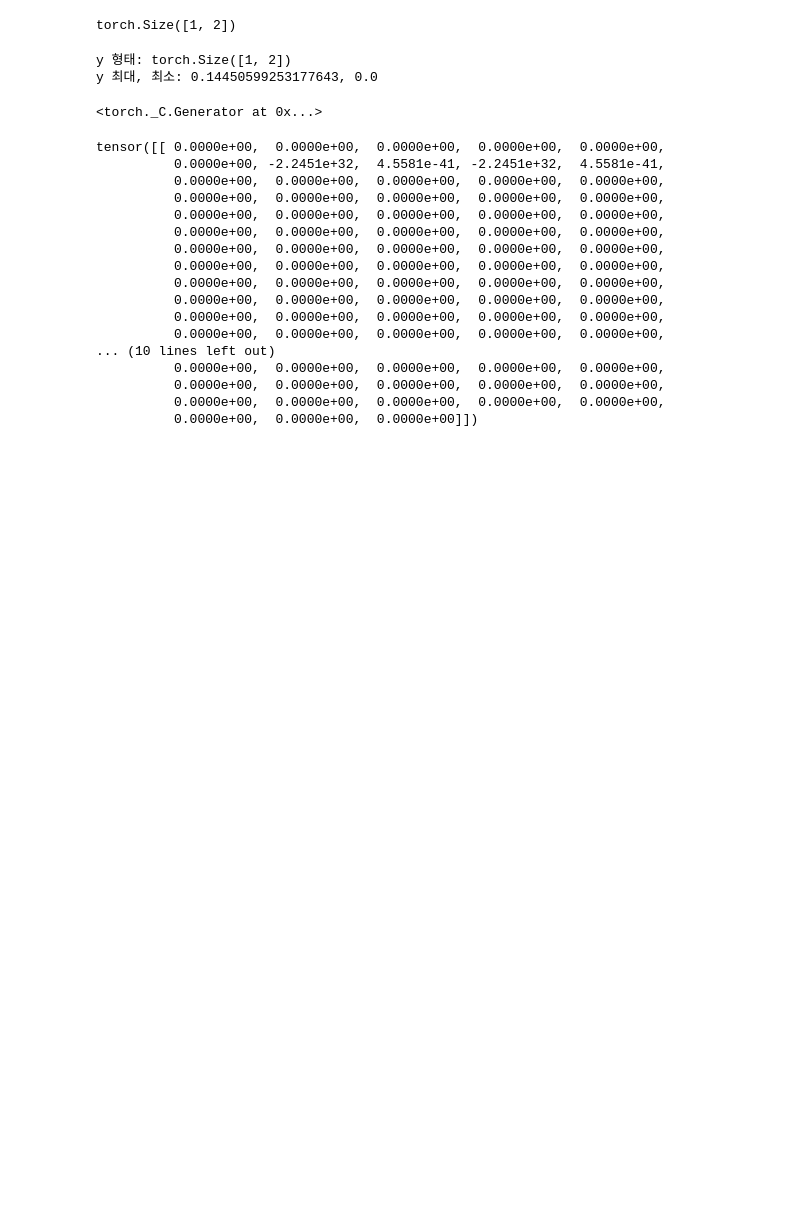
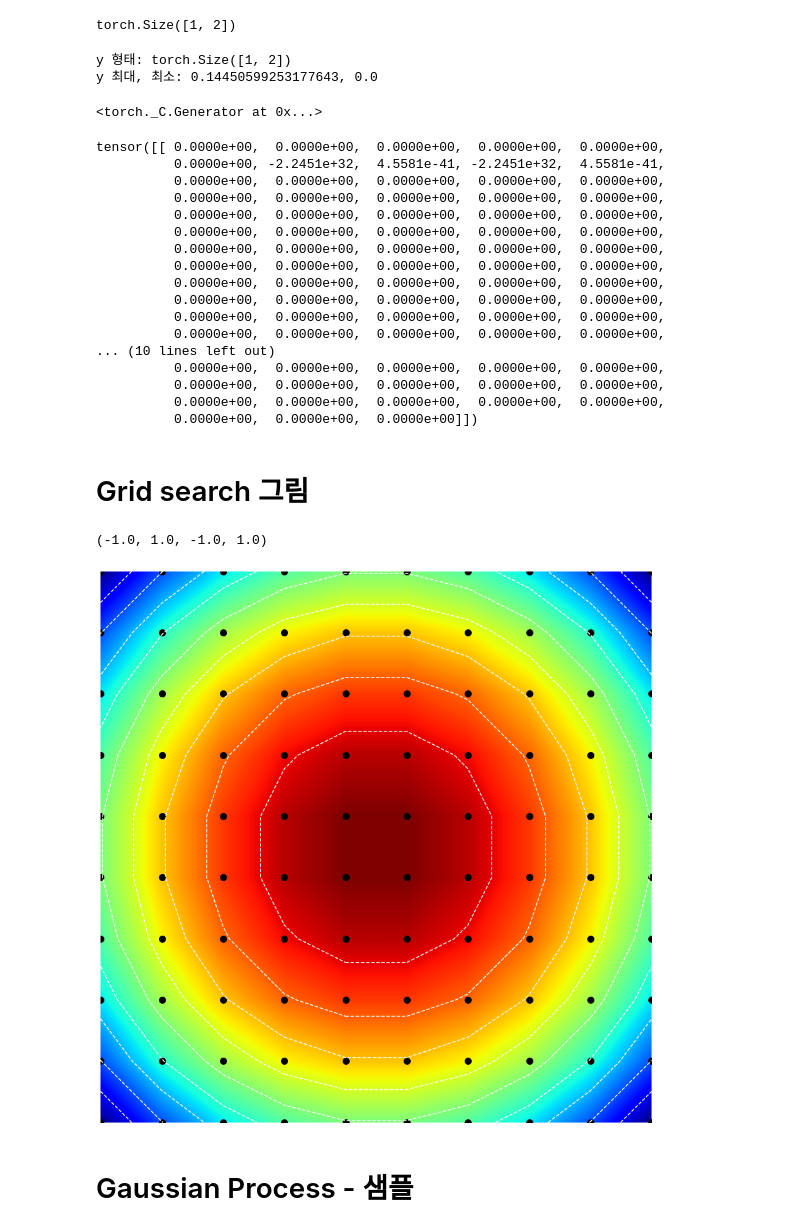
Before and after one commit to bjpublic/Reinforcement_learning, a Jupyter notebook: Chapter02/2장그림.ipynb, the cells around one changed output. Drawn from its saved outputs; the diff is of its cells as text; code cells hidden in the pictures; blank space fills up the shorter version.

Commit message:
Figure added

```diff
--- a/Chapter02/2장그림.ipynb
+++ b/Chapter02/2장그림.ipynb
@@ -758,3 +758,30 @@ tensor([[ 0.0000e+00,  0.0000e+00,  0.0000e+00,  0.0000e+00,  0.0000e+00,
           0.0000e+00,  0.0000e+00,  0.0000e+00,  0.0000e+00,  0.0000e+00,
           0.0000e+00,  0.0000e+00,  0.0000e+00,  0.0000e+00,  0.0000e+00,
           0.0000e+00,  0.0000e+00,  0.0000e+00]])
+# %% [markdown]
+# Grid search 그림
+# %%
+from matplotlib import cm
+x1 = np.linspace(-1,1,10)
+x2 = np.linspace(-1,1,10)
+X1, X2 = np.meshgrid(x1,x2)
+F = X1**2+X2**2
+fig, ax = plt.subplots(1, 1, figsize=(12, 12), constrained_layout=True)
+ax.plot(X1, X2,'ko',markersize=10)
+ax.contour(X1, X2, -F, levels=10, colors='white')
+ax.contourf(X1, X2, -F, levels=1000, cmap=cm.jet)
+ax.axis('off')
+#plt.plot(X1, X2,'ko',markersize=10)
+#plt.contour(X1, X2, -F, levels=10, colors='white')
+#plt.contourf(X1, X2, -F, levels=1000, cmap=cm.jet)
+#plt.axis('off')
+
+
+#plt.contour(X,Y,Z,locator=ticker.LogLocator(),levels=10,colors='white')
+#plt.contourf(X,Y,Z,locator=ticker.LogLocator(),levels=100)
+#plt.colorbar()
+# %% [output]
+(-1.0, 1.0, -1.0, 1.0)
+[figure, added]
+# %% [markdown]
+# Gaussian Process - 샘플
```
Also changed, not shown: parts of 4 cells of this notebook, 1 other file.
